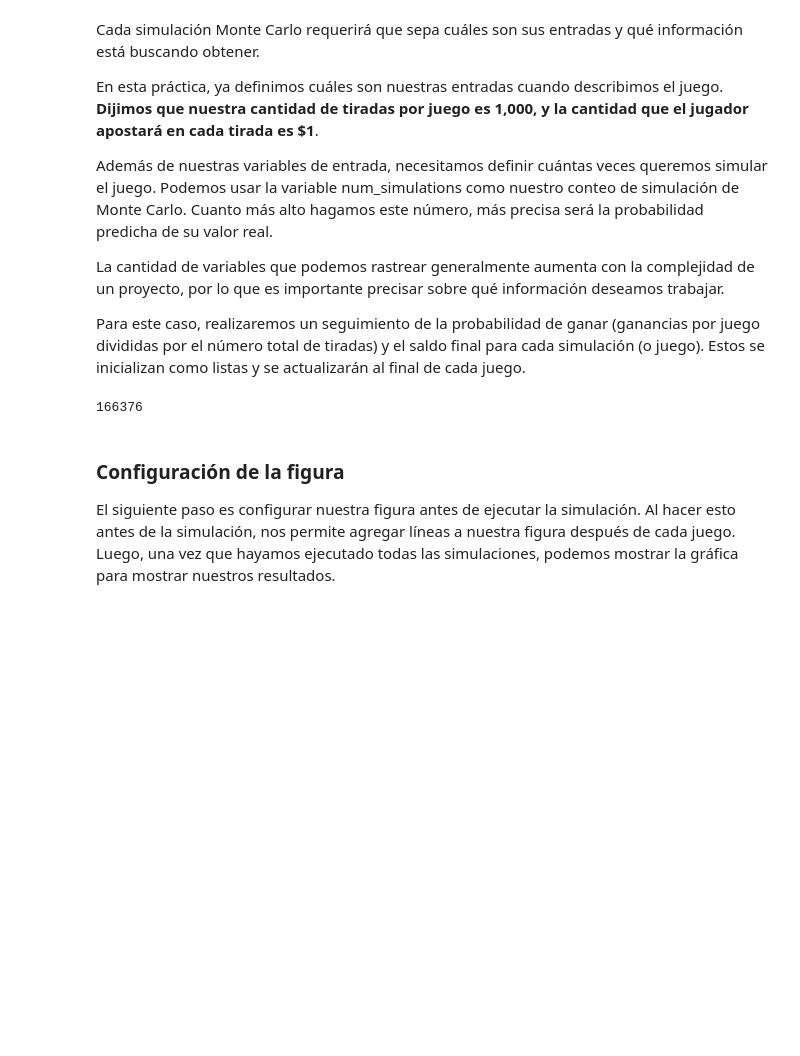
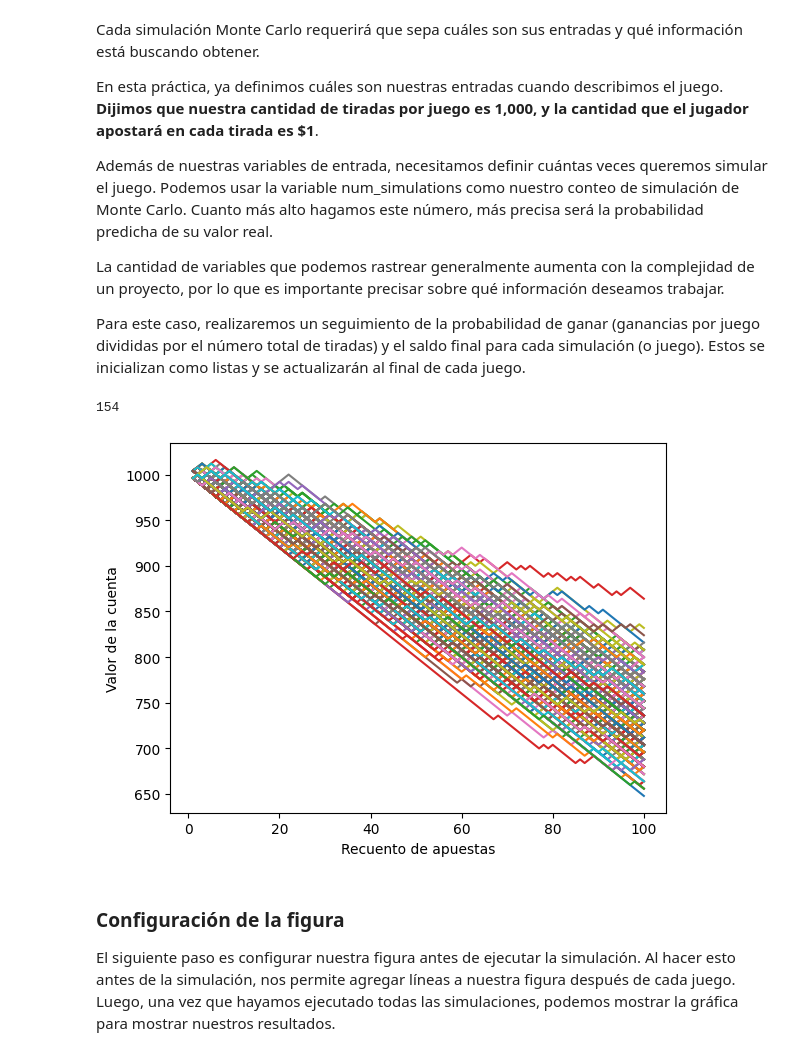
Before and after one commit to armandres/Ejercicio_diplomado, a Jupyter notebook: 02 Análisis Estadístico/notebooks/exercises/Practica5_Estadistica.ipynb, the cells around one changed output. Cells and saved outputs as stored; diff of their text form; code cells hidden in the pictures; blank space fills up the shorter version.

```diff
--- a/02 Análisis Estadístico/notebooks/exercises/Practica5_Estadistica.ipynb
+++ b/02 Análisis Estadístico/notebooks/exercises/Practica5_Estadistica.ipynb
@@ -41,13 +43,10 @@ Ahora, debemos definir nuestra función que genere valores entre 1 y 6 para ambo
 Tomando en consideración la condición de que si el dado 1 es identico al dado 2, tendremos un resultado positivo en la apuesta, caso contrario, tendremos una derrota.
 # %%
 # Creando funcion de lanzamiento de dados
-
-def roll_dice(bet):
+import random as random
+def roll_dice():
     tirada_d1 = random.randint(1, 6)
     tirada_d2 = random.randint(1, 6)
-    if tirada_d1 == tirada_d2:
-      g=bet
-    else:
-      g=0
-    return g
+    caras_iguales = tirada_d1 == tirada_d2
+    return caras_iguales
 # %%
@@ -67,21 +66,51 @@ Para este caso, realizaremos un seguimiento de la probabilidad de ganar (gananci
 # %%
 # Entradas
 resultados = []
-num_simulations = 1000000 #Valor dado
+num_simulations = 1000 #Valor dado
 max_num_rolls = 1000 #<COMPLETA>
-bet = 1 #<COMPLETA>
+#bet = 1 #<COMPLETA>
 
 # Seguimiento
 win_probability = 6/36 #<COMPLETA>
 end_balance = sum(resultados) #<COMPLETA>
 
 for i in range(0, num_simulations):
-  n = roll_dice(bet)
+  n = roll_dice()
   resultados.append(n)
 end_balance = sum(resultados)
 print(end_balance)
 # %% [output]
-166376
+154
+# %%
+def simple_bettor(funds, initial_wager, wager_count):
+    value = funds
+    wager = initial_wager
+    wX = []
+    vY = []
+    currentWager = 1
+    while currentWager <= wager_count:
+        if roll_dice():
+            value += wager
+            wX.append(currentWager)
+            vY.append(value)
+        else:
+            value -= wager
+            wX.append(currentWager)
+            vY.append(value)
+        currentWager += 1
+    plt.plot(wX,vY)
+
+x = 0
+
+while x < 1000:
+    simple_bettor(1000,4,100)
+    x += 1
+
+plt.ylabel('Valor de la cuenta')
+plt.xlabel('Recuento de apuestas')
+plt.show()
+# %% [output]
+[figure, added]
 # %% [markdown]
 ### Configuración de la figura
 
```
Also changed, not shown: parts of 7 cells of this notebook.
